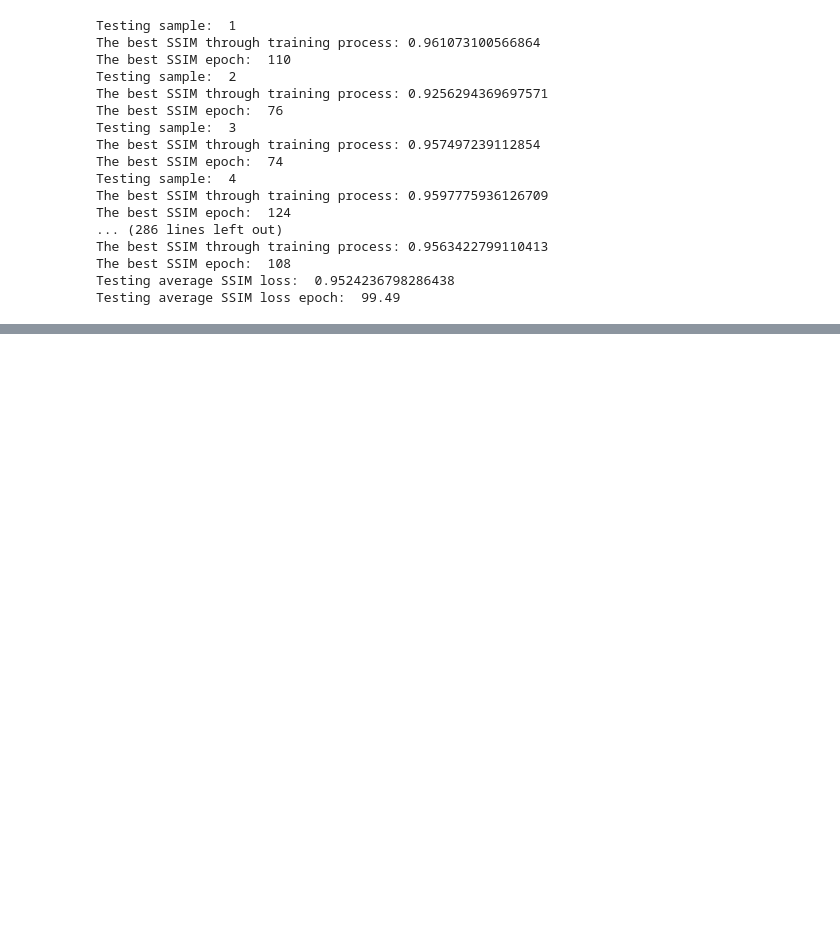
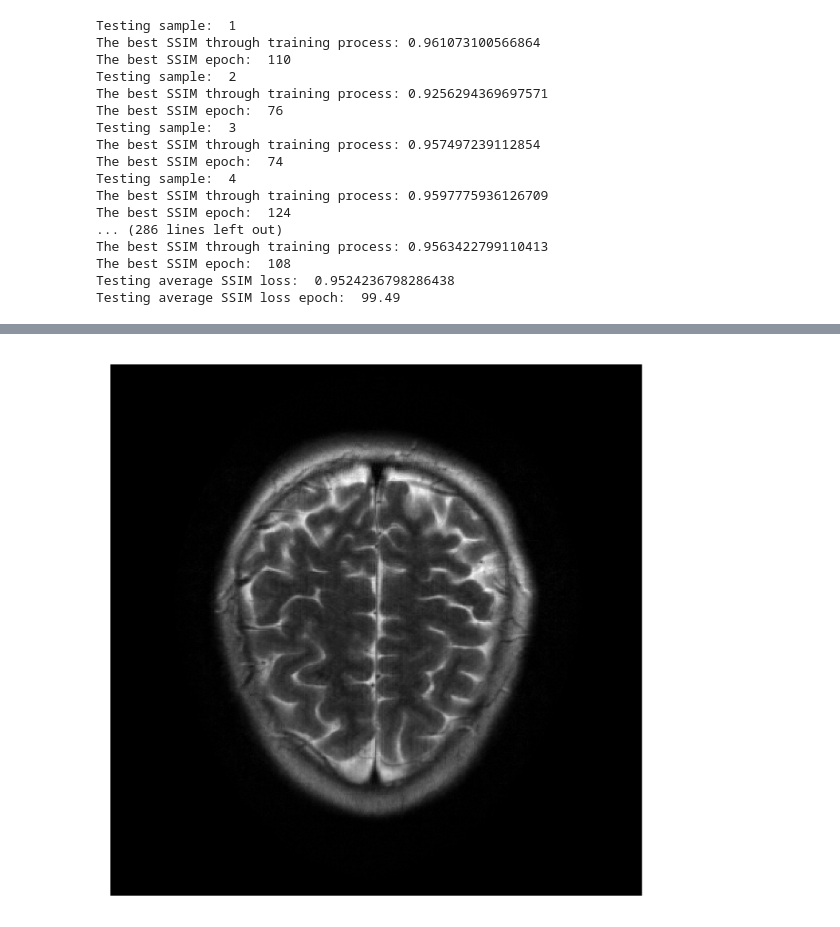
Before and after one commit to ChengYan97/metaMRI, a Jupyter notebook: run_fastMRI/TTT_eval_scale_sensmap_Q.ipynb, the cells around one changed output, grey strips where cells are left out. Drawn from its saved outputs; the diff is of its cells as text; code cells hidden in the pictures; blank space fills up the shorter version.

```diff
--- a/run_fastMRI/TTT_eval_scale_sensmap_Q.ipynb
+++ b/run_fastMRI/TTT_eval_scale_sensmap_Q.ipynb
@@ -124,7 +119,7 @@ for iter, batch in enumerate(test_dataloader):
     scale_input_kspace = scale_factor * input_kspace # [coils,height,width,2]
 
     # gt image by normalized kspace: x
-    target_image_1c = complex_abs(complex_mul(ifft2c(origk * scale_factor), sens_maps_conj).sum(dim=0, keepdim=False)).unsqueeze(0)
+    target_image_1c = complex_abs(complex_mul(ifft2c(origk), sens_maps_conj).sum(dim=0, keepdim=False)).unsqueeze(0)
     # sensmap combine
     # target_image = complex_mul(target_image, sens_maps_conj).sum(dim=0, keepdim=False)
     crop_size = torch.Size([min(target_image_1c.shape[-2:]), min(target_image_1c.shape[-2:])])
@@ -248,0 +232,10 @@ plt.show()
+# %%
+iterator = iter(test_dataloader)
+# %%
+ssim_fct = SSIMLoss()
+l1_loss = torch.nn.L1Loss(reduction='sum')
+adapt_lr = 0.00001
+TTT_epoch = 180
+batch = next(iterator)
+origk, sens_maps, sens_maps_conj, binary_background_mask, fname, slice_num = batch
+fname
@@ -248,0 +337,7 @@ plt.show()
+# %%
+plt.figure(dpi=400)
+plt.imshow(best_crop_output_image.squeeze(0).squeeze(0).cpu().detach().numpy(),cmap='gray')
+plt.axis('off')
+plt.show()
+# %% [output]
+[figure, added]
```
Also changed, not shown: parts of 6 cells of this notebook, 45 other files.
